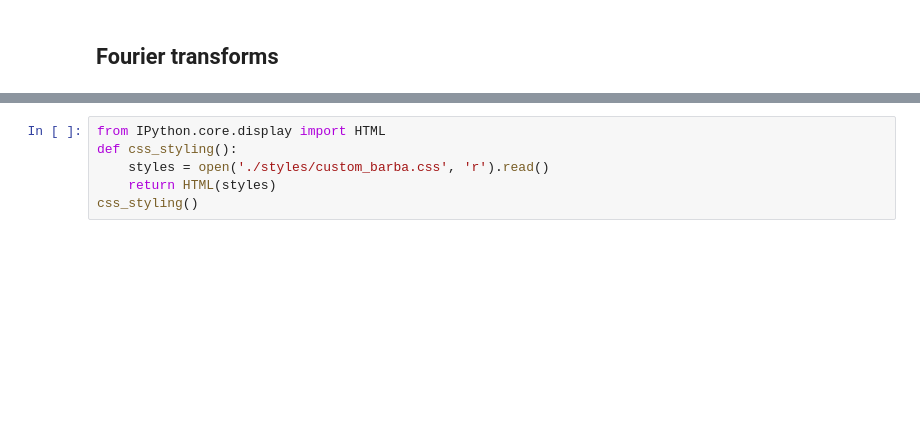
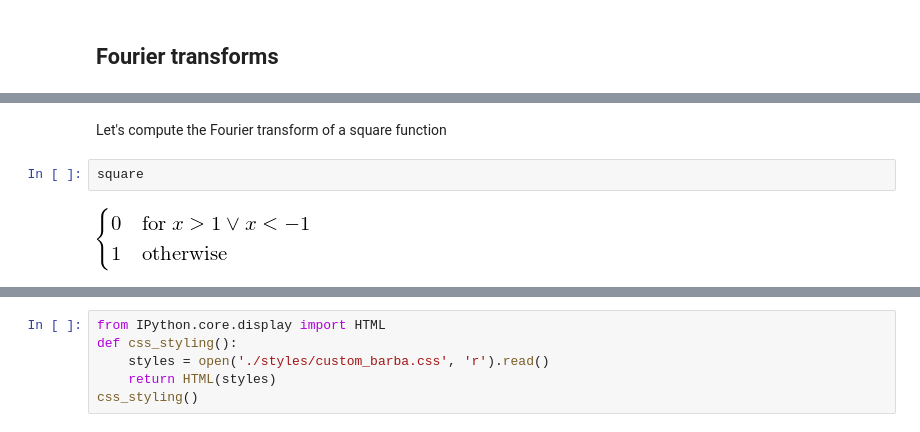
Before and after one commit to nicoguaro/AdvancedMath, a Jupyter notebook: Notebooks/Fourier_analysis.ipynb, the cells around one changed output, grey strips where cells are left out. Cells and saved outputs as stored; diff of their text form; blank space fills up the shorter version.

```diff
--- a/Notebooks/Fourier_analysis.ipynb
+++ b/Notebooks/Fourier_analysis.ipynb
@@ -95,0 +103,6 @@ interact(fourier,
+# %% [markdown]
+Let's compute the Fourier transform of a square function
+# %%
+square
+# %% [output]
+[figure, added]
```
Also changed, not shown: parts of 7 cells of this notebook, 2 other files.
